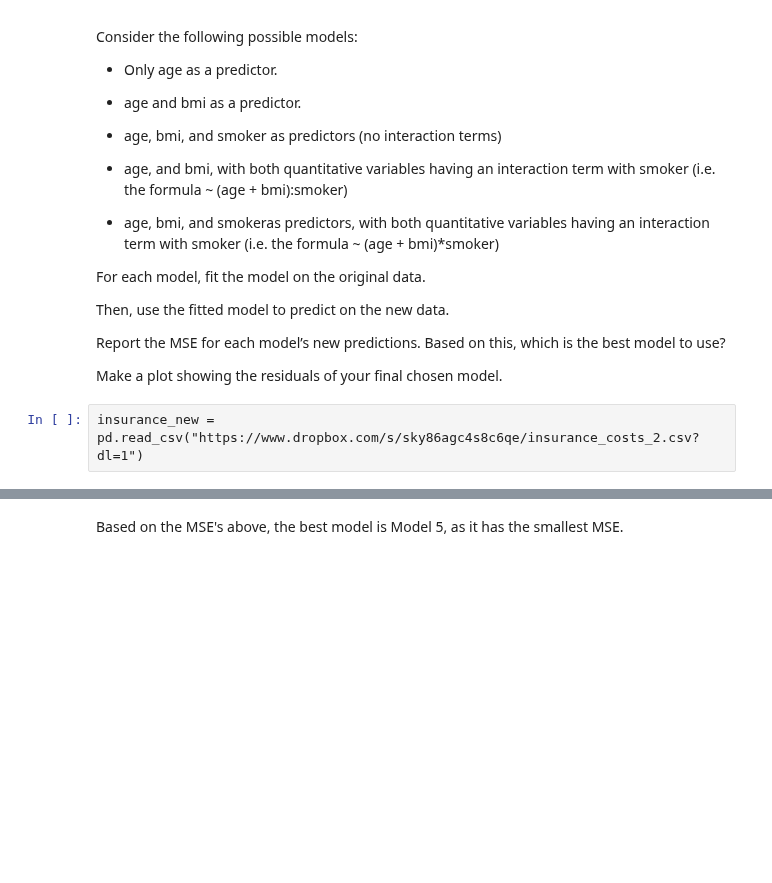
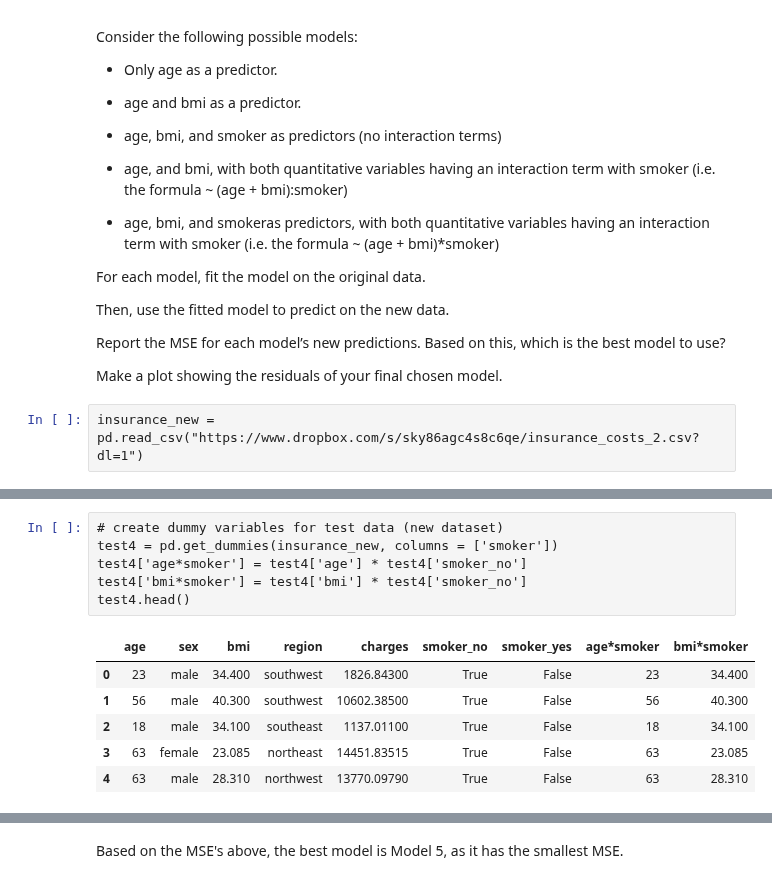
Before and after one commit to chloefeehan/GSB544, a Jupyter notebook: Labs/Lab5/Lab5.ipynb, the cells around one changed output, grey strips where cells are left out. Cells and saved outputs as stored; diff of their text form; blank space fills up the shorter version.

```diff
--- a/Labs/Lab5/Lab5.ipynb
+++ b/Labs/Lab5/Lab5.ipynb
@@ -677,0 +698,13 @@ MSE new: 21844434.59
+# %%
+# create dummy variables for test data (new dataset)
+test4 = pd.get_dummies(insurance_new, columns = ['smoker'])
+test4['age*smoker'] = test4['age'] * test4['smoker_no']
+test4['bmi*smoker'] = test4['bmi'] * test4['smoker_no']
+test4.head()
+# %% [output]
+|  | age | sex | bmi | region | charges | smoker_no | smoker_yes | age*smoker | bmi*smoker |
+| 0 | 23 | male | 34.400 | southwest | 1826.84300 | True | False | 23 | 34.400 |
+| 1 | 56 | male | 40.300 | southwest | 10602.38500 | True | False | 56 | 40.300 |
+| 2 | 18 | male | 34.100 | southeast | 1137.01100 | True | False | 18 | 34.100 |
+| 3 | 63 | female | 23.085 | northeast | 14451.83515 | True | False | 63 | 23.085 |
+| 4 | 63 | male | 28.310 | northwest | 13770.09790 | True | False | 63 | 28.310 |
```
Also changed, not shown: parts of 35 cells of this notebook, 1 other file.
